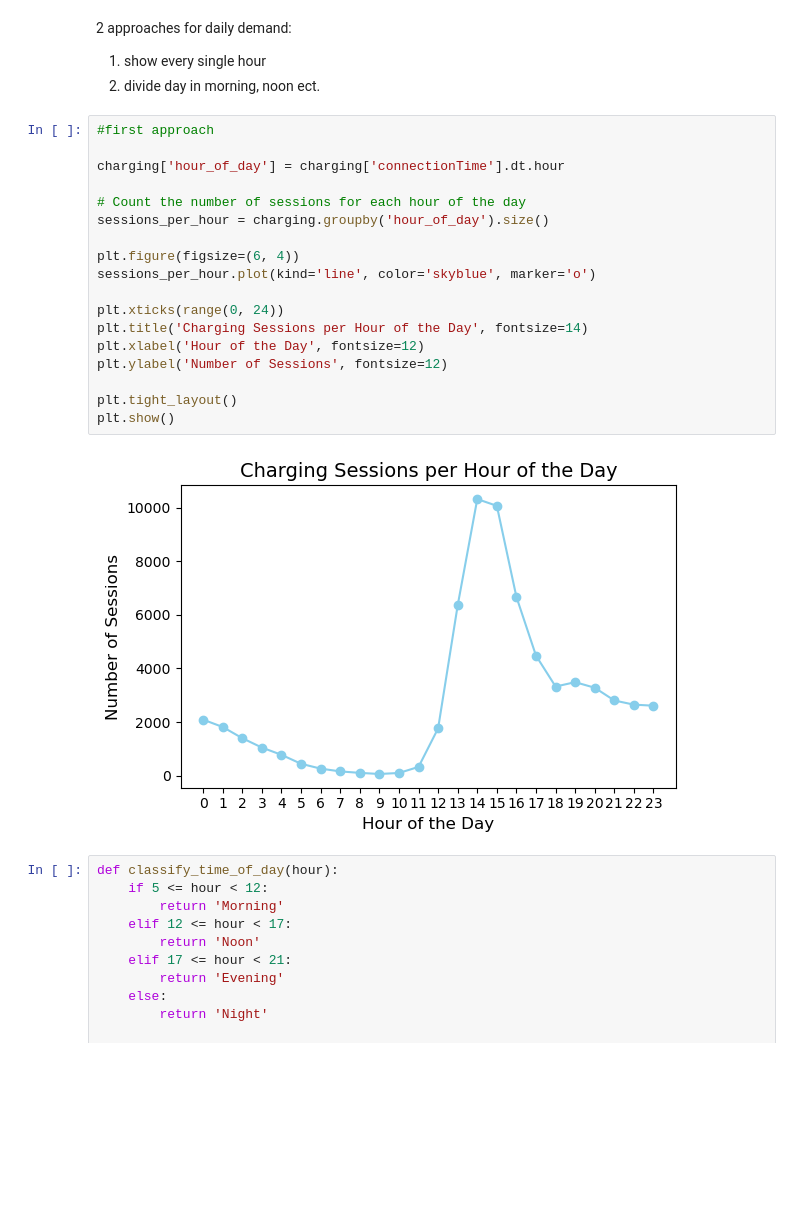
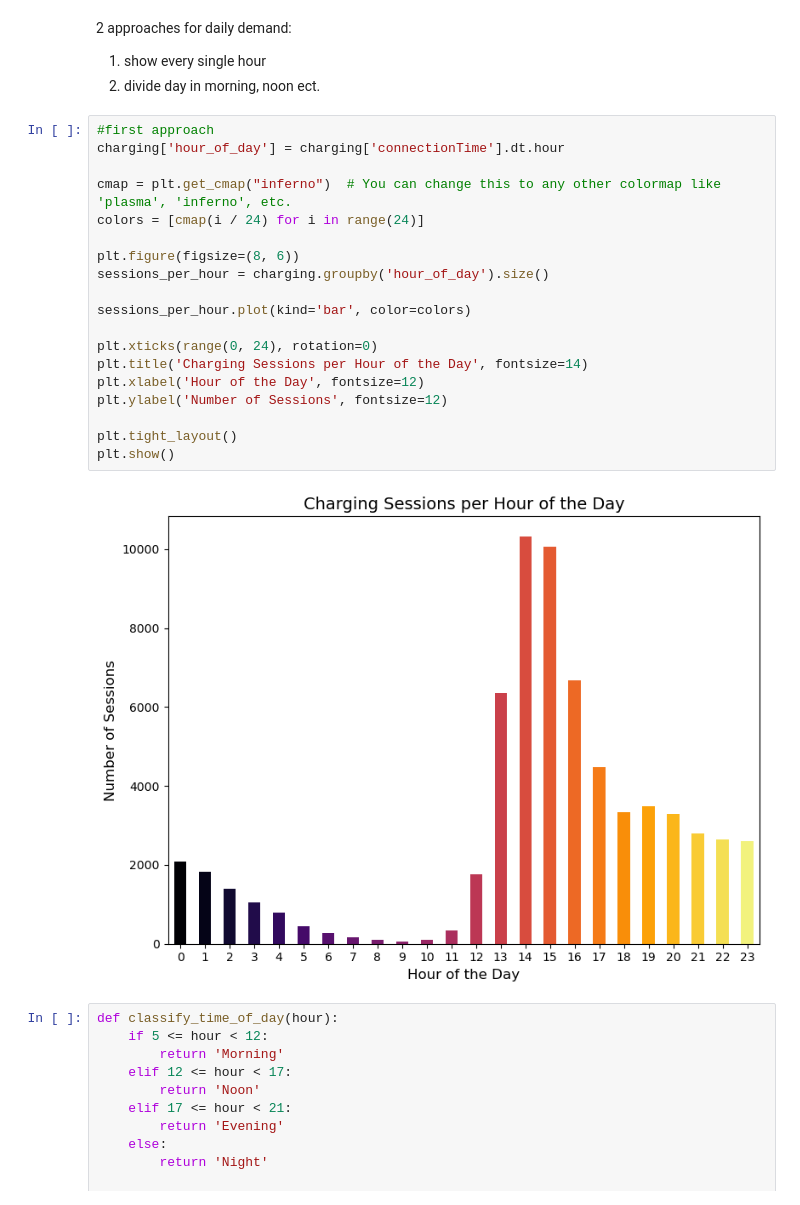
Before and after one commit to Vigro08/AA-Team-Assignment, a Jupyter notebook: Descriptive_Analysis.ipynb, the cells around one changed output. Drawn from its saved outputs; the diff is of its cells as text; blank space fills up the shorter version.

```diff
--- a/Descriptive_Analysis.ipynb
+++ b/Descriptive_Analysis.ipynb
@@ -25,24 +25,25 @@ charging['doneChargingTime'] = pd.to_datetime(charging['doneChargingTime'])
 2. divide day in morning, noon ect.
 # %%
 #first approach
-
 charging['hour_of_day'] = charging['connectionTime'].dt.hour
 
-# Count the number of sessions for each hour of the day
+cmap = plt.get_cmap("inferno")  # You can change this to any other colormap like 'plasma', 'inferno', etc.
+colors = [cmap(i / 24) for i in range(24)]
+
+plt.figure(figsize=(8, 6))
 sessions_per_hour = charging.groupby('hour_of_day').size()
 
-plt.figure(figsize=(6, 4))
-sessions_per_hour.plot(kind='line', color='skyblue', marker='o')
+sessions_per_hour.plot(kind='bar', color=colors)
 
-plt.xticks(range(0, 24))
+plt.xticks(range(0, 24), rotation=0)
 plt.title('Charging Sessions per Hour of the Day', fontsize=14)
 plt.xlabel('Hour of the Day', fontsize=12)
 plt.ylabel('Number of Sessions', fontsize=12)
 
 plt.tight_layout()
 plt.show()
 # %% [output]
-[figure, old version]
+[figure, new version]
 # %%
 def classify_time_of_day(hour):
     if 5 <= hour < 12:
```
Also changed, not shown: parts of 8 cells of this notebook, 2 other files.
